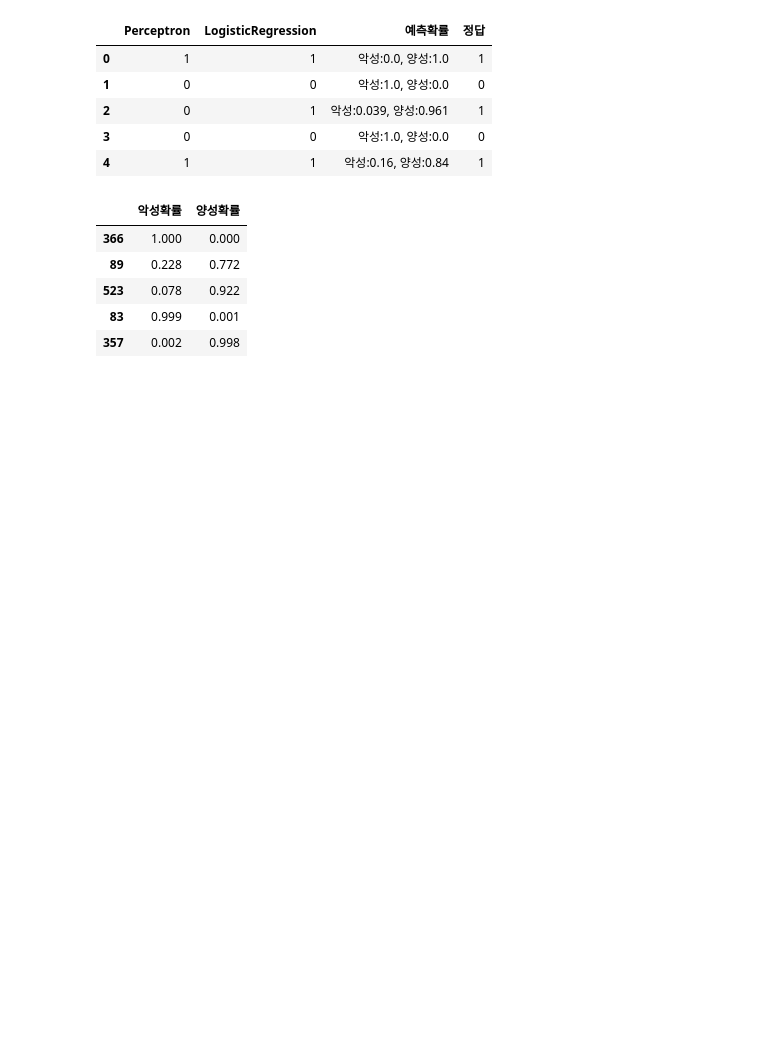
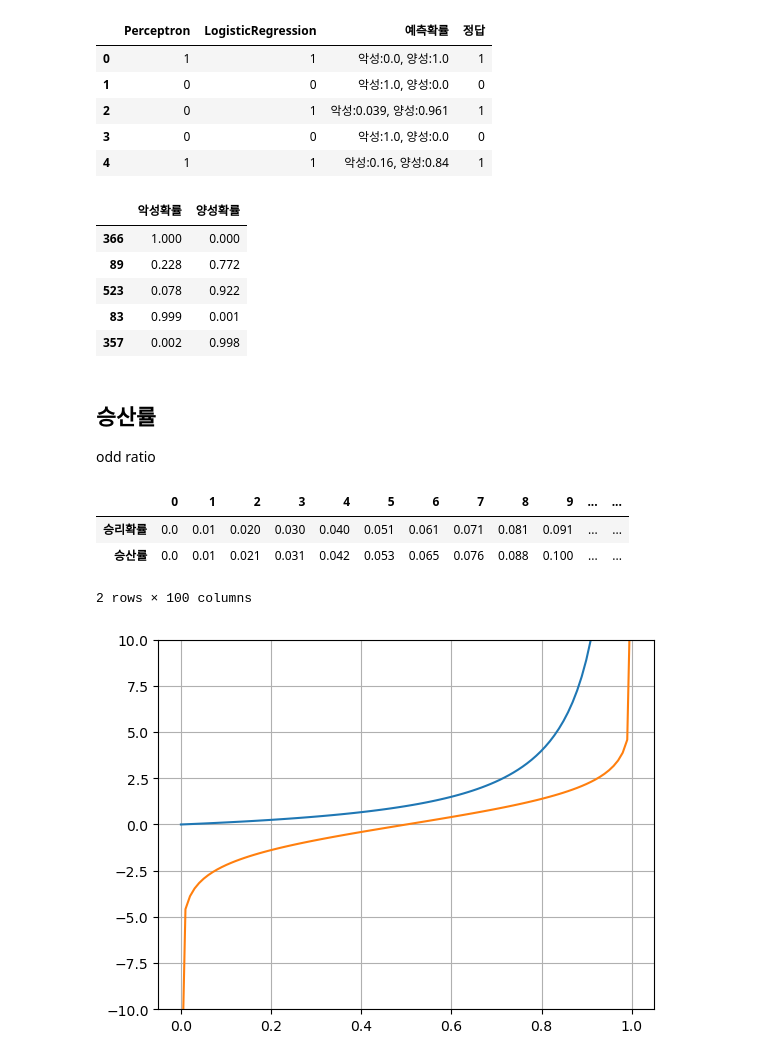
Before and after one commit to rebirther00/pydeep_multicam, a Jupyter notebook: Day3.ipynb, the cells around one changed output. Drawn from its saved outputs; the diff is of its cells as text; code cells hidden in the pictures; blank space fills up the shorter version.

```diff
--- a/Day3.ipynb
+++ b/Day3.ipynb
@@ -278,3 +278,27 @@ pd.DataFrame(예측확률, columns=['악성확률', '양성확률']).sample(5).r
 | 523 | 0.078 | 0.922 |
 | 83 | 0.999 | 0.001 |
 | 357 | 0.002 | 0.998 |
+# %% [markdown]
+## 승산률
+
+odd ratio
+# %%
+승산률 = lambda 승리확률 : 승리확률 / (1 - 승리확률)
+
+승리확률 = np.linspace(0, 1.0- 1e-7, 100)
+
+display(pd.DataFrame({
+    '승리확률': 승리확률,
+    '승산률': 승산률(승리확률)
+}).round(3).T)
+
+plt.plot(승리확률, 승산률(승리확률)) # 승산률: odds > 0
+plt.plot(승리확률, np.log(승산률(승리확률) + 1e-7)) # -inf < log(승산률) < inf
+plt.ylim(-10, 10)
+plt.grid()
+# %% [output]
+|  | 0 | 1 | 2 | 3 | 4 | 5 | 6 | 7 | 8 | 9 | ... | ... |
+| 승리확률 | 0.0 | 0.01 | 0.020 | 0.030 | 0.040 | 0.051 | 0.061 | 0.071 | 0.081 | 0.091 | ... | ... |
+| 승산률 | 0.0 | 0.01 | 0.021 | 0.031 | 0.042 | 0.053 | 0.065 | 0.076 | 0.088 | 0.100 | ... | ... |
+2 rows × 100 columns
+[figure, added]
```
Also changed, not shown: parts of 1 cell of this notebook.
